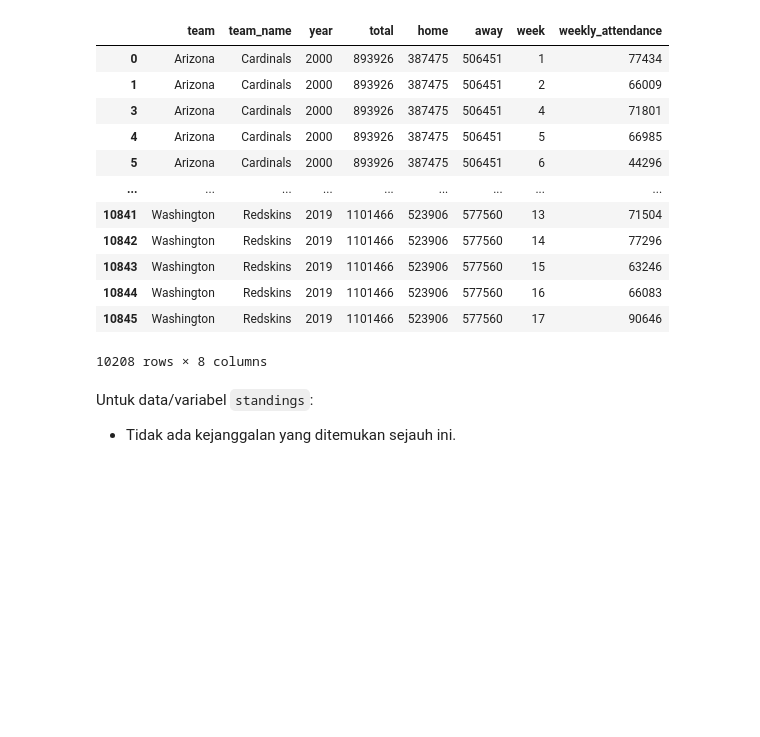
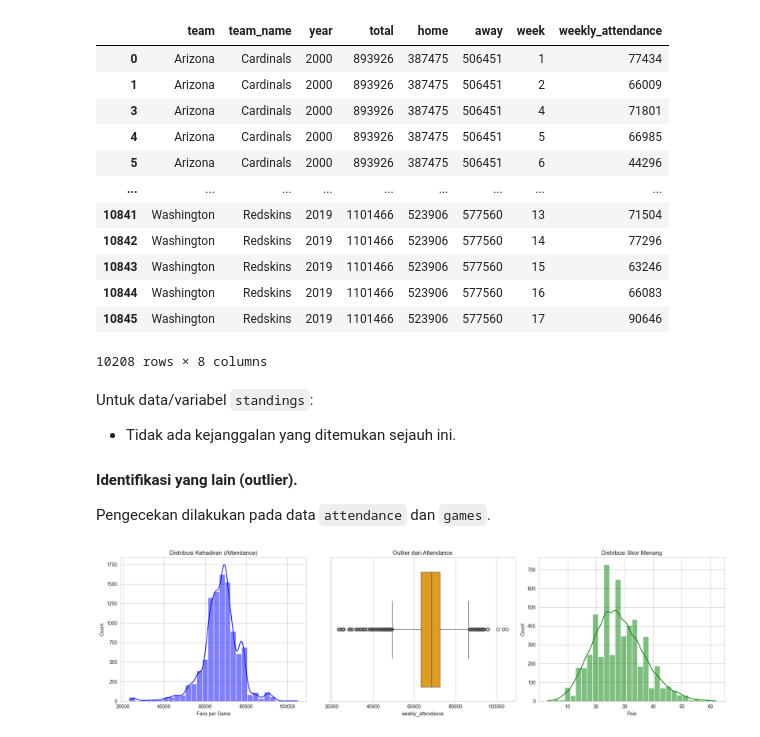
Before and after one commit to gacoanphilia/final-project, a Jupyter notebook: notebooks/final-project.ipynb, the cells around one changed output. Cells and saved outputs as stored; diff of their text form; code cells hidden in the pictures; blank space fills up the shorter version.

```diff
--- a/notebooks/final-project.ipynb
+++ b/notebooks/final-project.ipynb
@@ -225,3 +225,34 @@ Data attendance setelah dibersihkan:
 # %% [markdown]
 Untuk data/variabel `standings`:
 - Tidak ada kejanggalan yang ditemukan sejauh ini.
+
+#### Identifikasi yang lain (outlier).
+Pengecekan dilakukan pada data `attendance` dan `games`.
+# %%
+fig, axes = plt.subplots(1, 3, figsize=(18, 5))
+
+sns.histplot(attendance['weekly_attendance'],
+             bins = 30,
+             kde = True,
+             ax = axes[0],
+             color = 'blue')
+axes[0].set_title('Distribusi Kehadiran (Attendance)')
+axes[0].set_xlabel('Fans per Game')
+
+sns.boxplot(x = attendance['weekly_attendance'],
+            ax = axes[1],
+            color = 'orange')
+axes[1].set_title('Outlier dari Attendance')
+
+sns.histplot(games['pts_win'],
+             bins = 30,
+             kde = True,
+             ax = axes[2],
+             color = 'green')
+axes[2].set_title('Distribusi Skor Menang')
+axes[2].set_xlabel('Poin')
+
+plt.tight_layout()
+plt.show()
+# %% [output]
+[figure, added]
```
Also changed, not shown: parts of 2 cells of this notebook.
